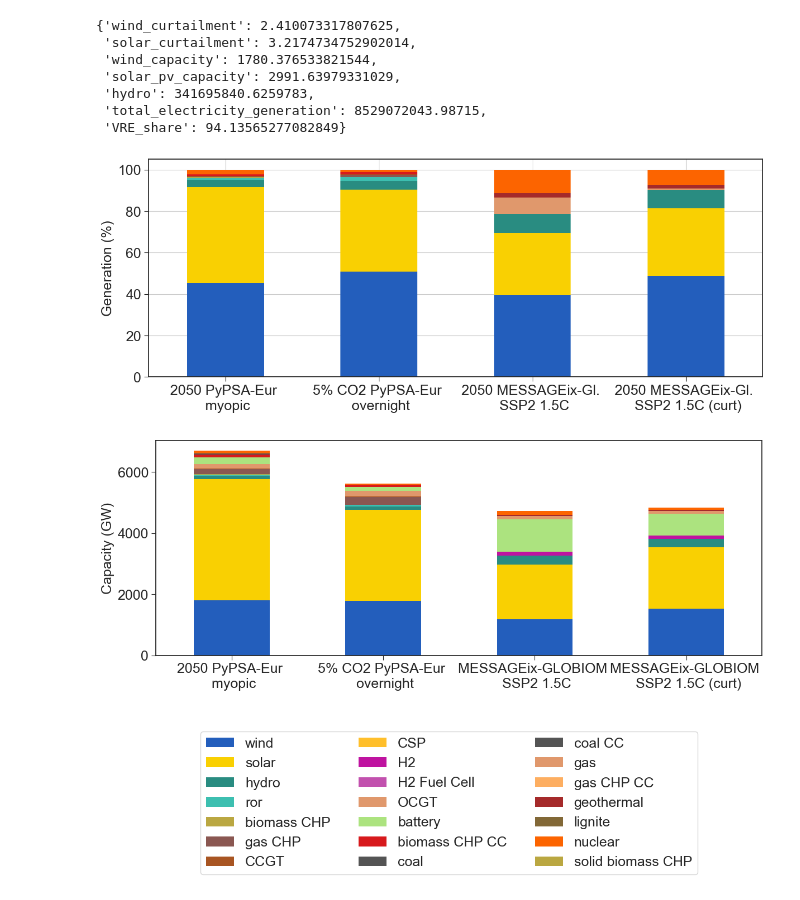
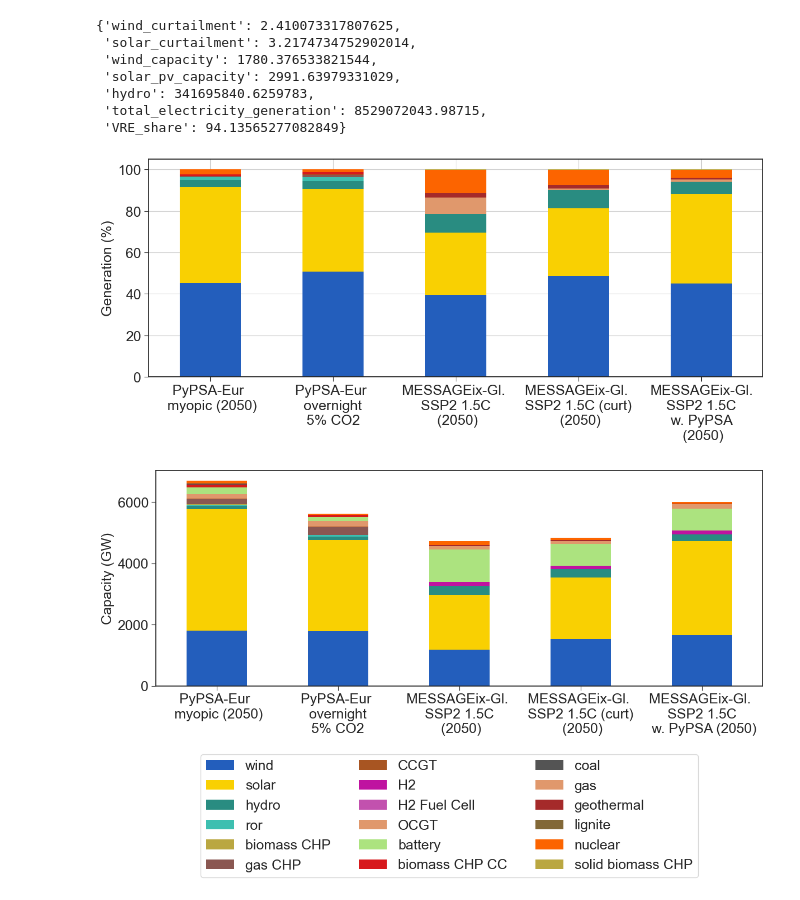
Before and after one commit to ebbekyhl/PyPSA-Eur-Curtailment-Emulator, a Jupyter notebook: PyPSA-Eur/capacity.ipynb, the cells around one changed output. Cells and saved outputs as stored; diff of their text form; code cells hidden in the pictures.

Commit message:
added compatibility with only updating curtailment parameters of LDES and SDES

```diff
--- a/PyPSA-Eur/capacity.ipynb
+++ b/PyPSA-Eur/capacity.ipynb
@@ -202,7 +207,7 @@ def calculate_power_generation(n):
 # %%
 power_generation_myopic, power_capacity_myopic = calculate_power_generation(n_myopic)
 df_power_generation_myopic = pd.DataFrame(power_generation_myopic.sum(axis=0))
-cname = "2050 PyPSA-Eur \n myopic"
+cname = "PyPSA-Eur \n myopic (2050)"
 df_power_generation_myopic.columns = [cname]
 df_power_capacity_myopic = pd.DataFrame(power_capacity_myopic)
 df_power_capacity_myopic.columns = [cname]
@@ -213,7 +218,7 @@ df_power_generation_myopic = df_power_generation_myopic.drop(columns=list(non_co
 # %%
 power_generation_overnight, power_capacity_overnight = calculate_power_generation(n_overnight)
 df_power_generation_overnight = pd.DataFrame(power_generation_overnight.sum(axis=0))
-cname = "5% CO2 PyPSA-Eur \n overnight"
+cname = "PyPSA-Eur \n overnight \n 5% CO2 "
 df_power_generation_overnight.columns = [cname]
 df_power_capacity_overnight = pd.DataFrame(power_capacity_overnight)
 df_power_capacity_overnight.columns = [cname]
@@ -230,38 +235,41 @@ rename_techs = {"bio":"solid biomass CHP",
                 "geo":"geothermal",
                 "nuc":"nuclear",
                 "h2":"H2",
-                "stor":"battery"}
+                "stor":"battery",
+                "foil":"oil",
+                "loil":"oil",
+                "SDES":"battery"}
 
 df_gen_message.rename(rename_techs, inplace=True)
 df_gen_message_pypsa.rename(rename_techs, inplace=True)
+df_gen_message_pypsa = df_gen_message_pypsa.rename(rename_techs).groupby("simple").sum()
 df_gen_message_only_curt.rename(rename_techs, inplace=True)
+df_gen_message_carbon_price = df_gen_message_carbon_price.rename(rename_techs).groupby("simple").sum()
 df_cap_message.rename(rename_techs, inplace=True)
 df_cap_message_pypsa.rename(rename_techs, inplace=True)
 df_cap_message_only_curt.rename(rename_techs, inplace=True)
+df_cap_message_carbon_price.rename(rename_techs, inplace=True)
 
 # add indices to df_power_generation from df_gen_message that are missing
 for index in df_gen_message.index:
     if index not in df_power_generation.index:
         df_power_generation.loc[index] = 0
 
-# add message generation to df
-df_power_generation["2050 MESSAGEix-Gl. \n SSP2 1.5C"] = df_gen_message
+df_power_generation["MESSAGEix-Gl. \n SSP2 1.5C \n (2050)"] = df_gen_message
 df_power_generation = df_power_generation.fillna(0)
 
-for index in df_gen_message_carbon_price.index:
-    if index not in df_power_generation.index:
-        df_power_generation.loc[index] = 0
+# for index in df_gen_message_carbon_price.index:
+#     if index not in df_power_generation.index:
+#         df_power_generation.loc[index] = 0
 
-# add message generation to df
-df_power_generation["2050 MESSAGEix-Gl. \n SSP2 1.5C (carbon_price)"] = df_gen_message_carbon_price
-df_power_generation = df_power_generation.fillna(0)
+# df_power_generation["2050 MESSAGEix-Gl. \n SSP2 1.5C (CO2 price)"] = df_gen_message_carbon_price
+# df_power_generation = df_power_generation.fillna(0)
 
 for index in df_gen_message_only_curt.index:
     if index not in df_power_generation.index:
         df_power_generation.loc[index] = 0
 
-# add message generation to df
-df_power_generation["2050 MESSAGEix-Gl. \n SSP2 1.5C (curt)"] = df_gen_message_only_curt
+df_power_generation["MESSAGEix-Gl. \n SSP2 1.5C (curt) \n (2050)"] = df_gen_message_only_curt
 df_power_generation = df_power_generation.fillna(0)
 
 if add_pypsa_link:
@@ -269,46 +277,50 @@ if add_pypsa_link:
         if index not in df_power_generation.index:
             df_power_generation.loc[index] = 0
 
-    df_power_generation["2050 MESSAGEix-Gl.\n SSP2 1.5C \n w. PyPSA"] = df_gen_message_pypsa
+    df_power_generation["MESSAGEix-Gl.\n SSP2 1.5C \n w. PyPSA \n (2050)"] = df_gen_message_pypsa
     df_power_generation = df_power_generation.fillna(0)
 # %%
 # filter out technologies that have negligible contribution (< 0.01% of total generation)
-df_power_generation_pctg = df_power_generation/df_power_generation.sum()*100
+df_power_generation = df_power_generation.T
+# df_power_generation = df_power_generation[df_power_generation > 0.0001*df_power_generation.sum()]
+# df_power_generation = df_power_generation.dropna(how='all')
+
+df_power_generation_pctg = df_power_generation.T/df_power_generation.sum(axis=1)*100
 
 df_power_generation_plot = df_power_generation_pctg.T.copy()
-
 
 preferred_order = pd.Index(["wind","solar","hydro","ror",
                             "biomass CHP","gas CHP",
                             ])
 
 new_columns = preferred_order.intersection(df_power_generation_plot.columns).append(
                                             df_power_generation_plot.columns.difference(preferred_order)
                                             )
 
 fig, ax = plt.subplots(figsize=(14,5))
 df_power_generation_plot[new_columns].plot(kind='bar', stacked=True,
                                            ax= ax,
                                             color=[tech_colors[x] for x in new_columns],
                                             legend=False)
 
 # rotate xtick labels
 for tick in ax.get_xticklabels():
     tick.set_rotation(0)
 
 ax.set_ylabel("Generation (%)")
 
 ax.grid()
 
 # fig.legend(loc='lower center', bbox_to_anchor=(0.5, -0.6),
 #            ncol=3, fancybox=True, shadow=False, fontsize=fs,
 #            frameon=True)
 
-# fig.savefig("../figures/energy_mix_model_comparison.png",
-#             dpi=300,
-#             bbox_inches='tight')
+str1 = "_w_pypsa" if add_pypsa_link else ""
+fig.savefig("../figures/energy_mix_model_comparison" + str1 + ".png",
+            dpi=300,
+            bbox_inches='tight')
 # %% [output]
-[figure, old version]
+[figure, new version]
 # %%
 # add indices to df_power_generation from df_gen_message that are missing
 for index in df_cap_message.index:
@@ -344,7 +356,9 @@ if add_pypsa_link:
     df_power_capacity = df_power_capacity.fillna(0)
 # %%
 # filter out technologies that have negligible contribution (< 0.01% of total generation)
-df_power_capacity_plot = df_power_capacity.T
+df_power_capacity_plot = df_power_capacity.copy()
+df_power_capacity_plot = df_power_capacity_plot[df_power_capacity_plot > 0.0001*df_power_capacity_plot.sum()]
+df_power_capacity_plot = df_power_capacity_plot.dropna(how='all').T
 
 df_power_capacity_plot.drop(columns=["DC"],inplace=True)
 
@@ -367,15 +381,18 @@ for tick in ax.get_xticklabels():
     tick.set_rotation(0)
 
 ax.set_ylabel("Capacity (GW)")
-fig.legend(loc='lower center', bbox_to_anchor=(0.5, -0.7),
+
+fig.legend(loc='lower center',
+           bbox_to_anchor=(0.5, -0.6),
            ncol=3, fancybox=True, shadow=False, fontsize=fs,
            frameon=True)
 
-# fig.savefig("../figures/capacity_mix_model_comparison.png",
-#             dpi=300,
-#             bbox_inches='tight')
+str1 = "_w_pypsa" if add_pypsa_link else ""
+fig.savefig("../figures/capacity_mix_model_comparison" + str1 + ".png",
+            dpi=300,
+            bbox_inches='tight')
 # %% [output]
-[figure, old version]
+[figure, new version]
 # %%
 table_1 = df_power_capacity_plot["battery"]
 table_2 = (df_power_capacity_plot["wind"] + df_power_capacity_plot["solar"])
```
Also changed, not shown: parts of 4 cells of this notebook, 10 other files.
